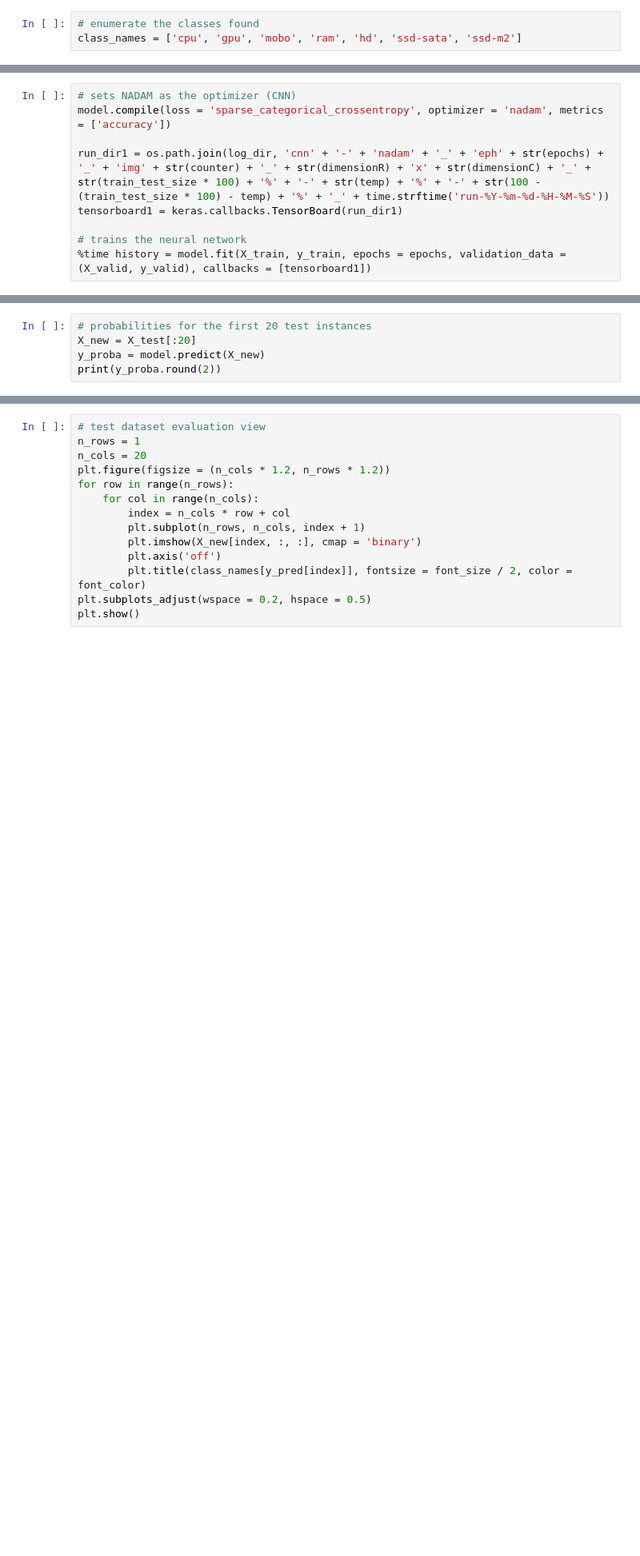
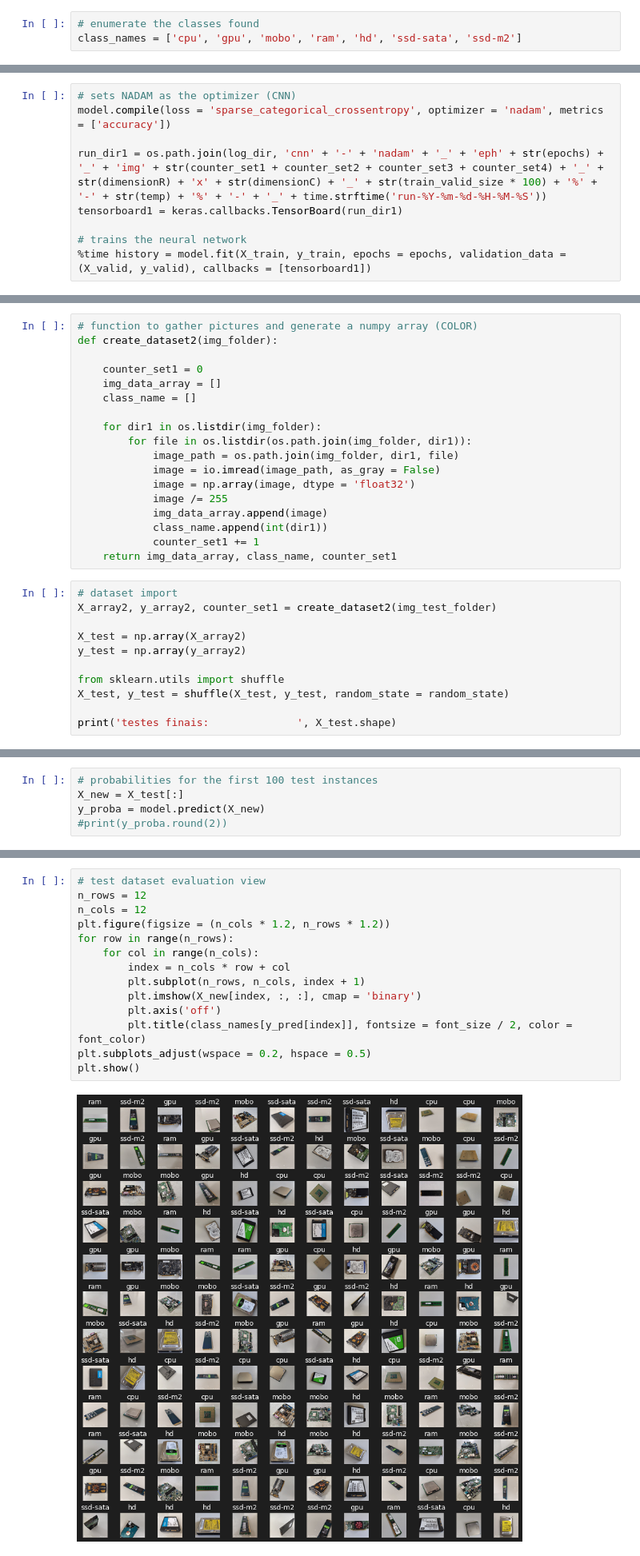
Before and after one commit to Kevin64/TCC-ECD-FURG, a Jupyter notebook: Hardware-classifier.ipynb, the cells around one changed output, grey strips where cells are left out. Shown at 80% size. Cells and saved outputs as stored; diff of their text form; blank space fills up the shorter version.

```diff
--- a/Hardware-classifier.ipynb
+++ b/Hardware-classifier.ipynb
@@ -220,7 +318,7 @@ temp = round((1 - train_test_size) * valid_test_size * 100, 2)
 # sets NADAM as the optimizer (CNN)
 model.compile(loss = 'sparse_categorical_crossentropy', optimizer = 'nadam', metrics = ['accuracy'])
 
-run_dir1 = os.path.join(log_dir, 'cnn' + '-' + 'nadam' + '_' + 'eph' + str(epochs) + '_' + 'img' + str(counter) + '_' + str(dimensionR) + 'x' + str(dimensionC) + '_' + str(train_test_size * 100) + '%' + '-' + str(temp) + '%' + '-' + str(100 - (train_test_size * 100) - temp) + '%' + '_' + time.strftime('run-%Y-%m-%d-%H-%M-%S'))
+run_dir1 = os.path.join(log_dir, 'cnn' + '-' + 'nadam' + '_' + 'eph' + str(epochs) + '_' + 'img' + str(counter_set1 + counter_set2 + counter_set3 + counter_set4) + '_' + str(dimensionR) + 'x' + str(dimensionC) + '_' + str(train_valid_size * 100) + '%' + '-' + str(temp) + '%' + '-' + '_' + time.strftime('run-%Y-%m-%d-%H-%M-%S'))
 tensorboard1 = keras.callbacks.TensorBoard(run_dir1)
 
 # trains the neural network
@@ -233,0 +348,29 @@ plt.show()
+# %%
+# function to gather pictures and generate a numpy array (COLOR)
+def create_dataset2(img_folder):
+
+    counter_set1 = 0
+    img_data_array = []
+    class_name = []
+
+    for dir1 in os.listdir(img_folder):
+        for file in os.listdir(os.path.join(img_folder, dir1)):
+            image_path = os.path.join(img_folder, dir1, file)
+            image = io.imread(image_path, as_gray = False)
+            image = np.array(image, dtype = 'float32')
+            image /= 255
+            img_data_array.append(image)
+            class_name.append(int(dir1))
+            counter_set1 += 1
+    return img_data_array, class_name, counter_set1
+# %%
+# dataset import
+X_array2, y_array2, counter_set1 = create_dataset2(img_test_folder)
+
+X_test = np.array(X_array2)
+y_test = np.array(y_array2)
+
+from sklearn.utils import shuffle
+X_test, y_test = shuffle(X_test, y_test, random_state = random_state)
+
+print('testes finais:              ', X_test.shape)
@@ -243,6 +388,6 @@ print('erro de teste:    ', model.evaluate(X_test, y_test, verbose = 0))
 # %%
-# probabilities for the first 20 test instances
-X_new = X_test[:20]
+# probabilities for the first 100 test instances
+X_new = X_test[:]
 y_proba = model.predict(X_new)
-print(y_proba.round(2))
+#print(y_proba.round(2))
 # %%
@@ -253,16 +398,18 @@ print('reais:     ', np.array(class_names)[y_test[:20]])
 # %%
 # test dataset evaluation view
-n_rows = 1
-n_cols = 20
+n_rows = 12
+n_cols = 12
 plt.figure(figsize = (n_cols * 1.2, n_rows * 1.2))
 for row in range(n_rows):
     for col in range(n_cols):
         index = n_cols * row + col
         plt.subplot(n_rows, n_cols, index + 1)
         plt.imshow(X_new[index, :, :], cmap = 'binary')
         plt.axis('off')
         plt.title(class_names[y_pred[index]], fontsize = font_size / 2, color = font_color)
 plt.subplots_adjust(wspace = 0.2, hspace = 0.5)
 plt.show()
+# %% [output]
+[figure, added]
 # %%
 # show probability percentage
```
Also changed, not shown: parts of 22 cells of this notebook, 49 other files.
